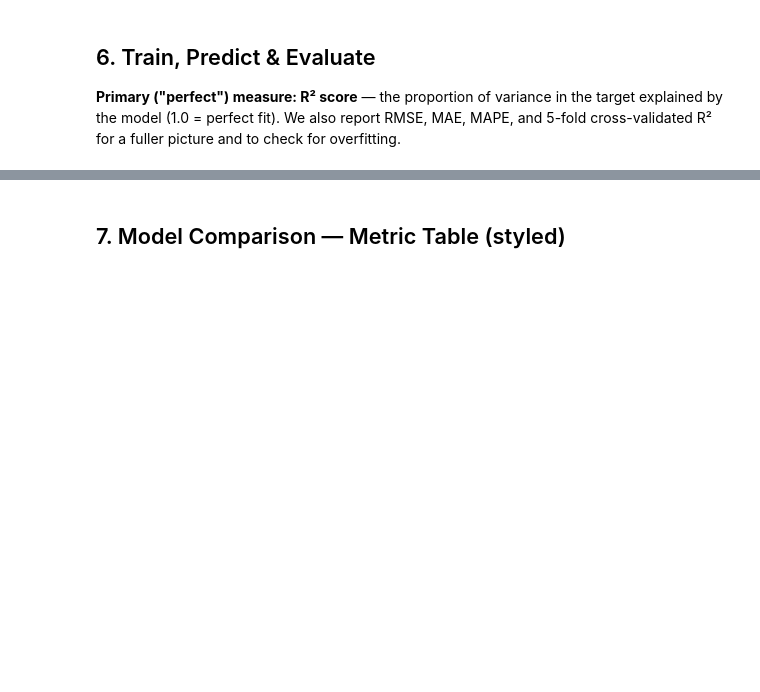
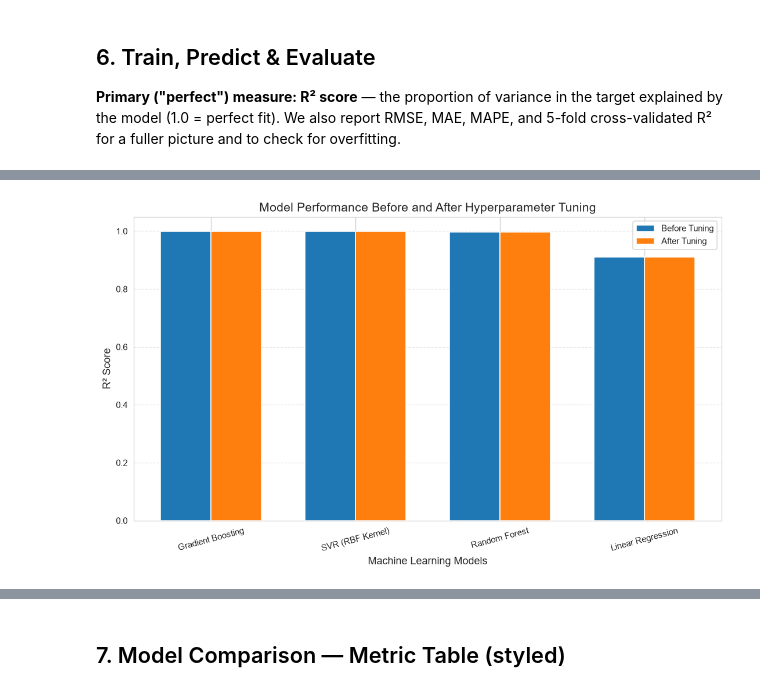
Before and after one commit to acdas10/cfd_ann_2, a Jupyter notebook: ML_Model_Comparison.ipynb, the cells around one changed output, grey strips where cells are left out. Drawn from its saved outputs; the diff is of its cells as text; code cells hidden in the pictures; blank space fills up the shorter version.

```diff
--- a/ML_Model_Comparison.ipynb
+++ b/ML_Model_Comparison.ipynb
@@ -214,0 +423,51 @@ results_df
+# %%
+
+# ============================================================
+# GRAPH 1: BEFORE VS AFTER HYPERPARAMETER TUNING
+# ============================================================
+
+comparison = original_results_df[
+    ["Model", "R2 (Test)"]
+].merge(
+    tuned_results_df[["Model", "R2 (Test)"]],
+    on="Model",
+    suffixes=("_Before", "_After")
+)
+
+x = np.arange(len(comparison))
+width = 0.35
+
+fig, ax = plt.subplots(figsize=(10, 6))
+
+ax.bar(
+    x - width/2,
+    comparison["R2 (Test)_Before"],
+    width,
+    label="Before Tuning"
+)
+
+ax.bar(
+    x + width/2,
+    comparison["R2 (Test)_After"],
+    width,
+    label="After Tuning"
+)
+
+ax.set_xlabel("Machine Learning Models", fontsize=12)
+ax.set_ylabel("R² Score", fontsize=12)
+
+ax.set_title(
+    "Model Performance Before and After Hyperparameter Tuning",
+    fontsize=14
+)
+
+ax.set_xticks(x)
+ax.set_xticklabels(comparison["Model"], rotation=15)
+
+ax.legend()
+ax.grid(axis="y", linestyle="--", alpha=0.5)
+
+plt.tight_layout()
+plt.show()
+# %% [output]
+[figure, added]
```
Also changed, not shown: parts of 14 cells of this notebook.
